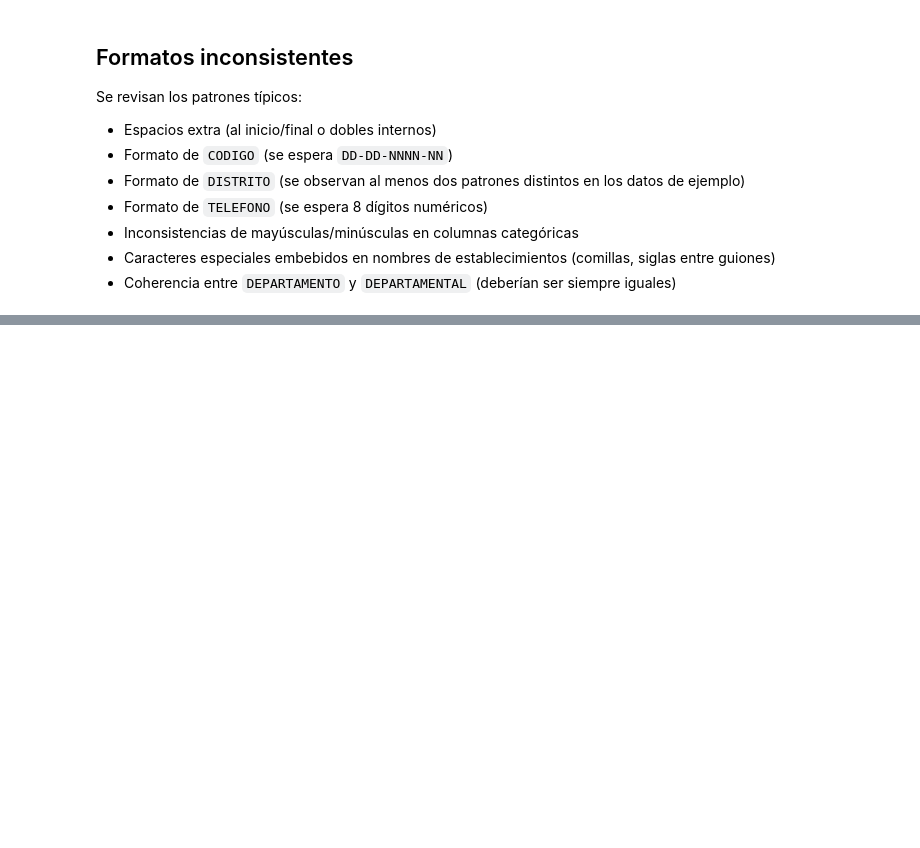
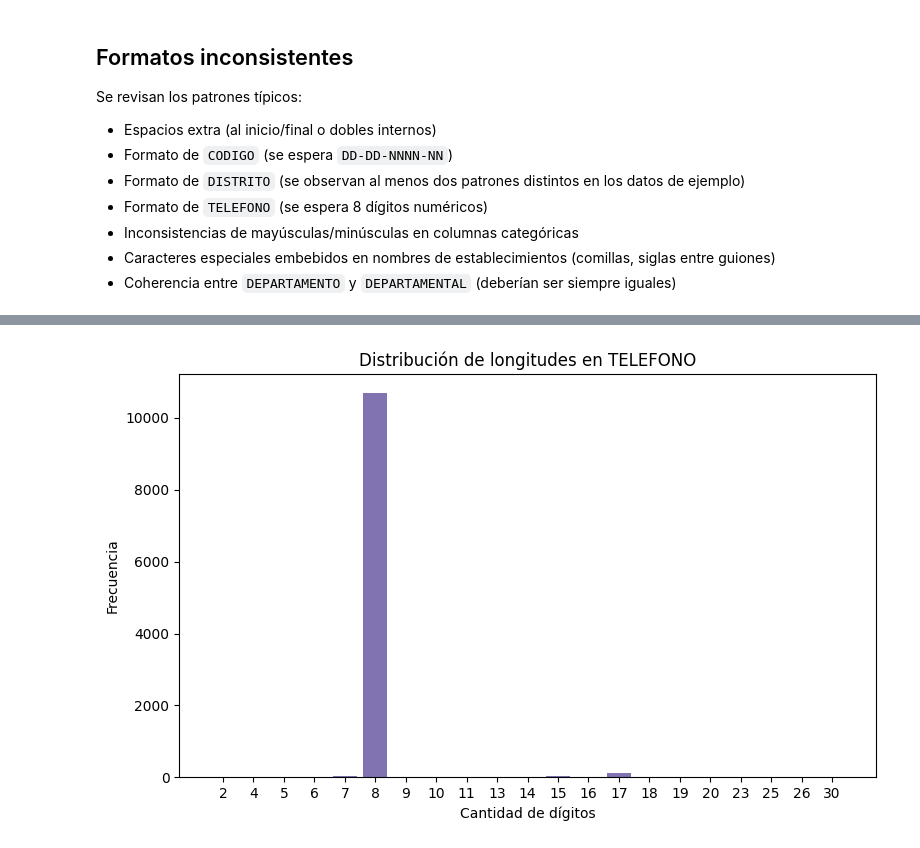
Before and after one commit to Sofilayerdi/Proyecto1-DS, a Jupyter notebook: notebooks/01_diagnostico.ipynb, the cells around one changed output, grey strips where cells are left out. Drawn from its saved outputs; the diff is of its cells as text; code cells hidden in the pictures; blank space fills up the shorter version.

```diff
--- a/notebooks/01_diagnostico.ipynb
+++ b/notebooks/01_diagnostico.ipynb
@@ -275,0 +346,11 @@ Name: count, dtype: int64
+# %%
+fig, ax = plt.subplots(figsize=(8, 5))
+longitudes = telefono.str.len().value_counts().sort_index()
+ax.bar(longitudes.index.astype(str), longitudes.values, color="#8172B2")
+ax.set_xlabel("Cantidad de dígitos")
+ax.set_ylabel("Frecuencia")
+ax.set_title("Distribución de longitudes en TELEFONO")
+plt.tight_layout()
+plt.show()
+# %% [output]
+[figure, added]
```
Also changed, not shown: parts of 10 cells of this notebook.
